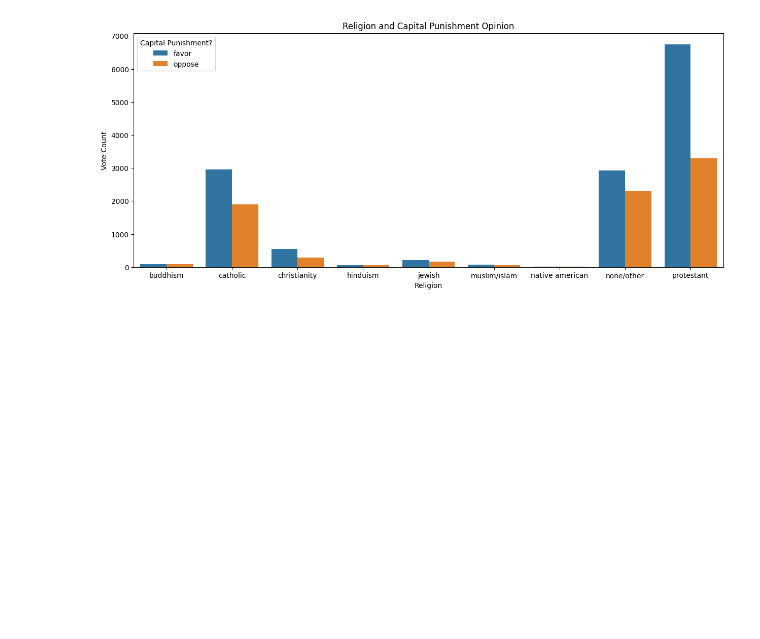
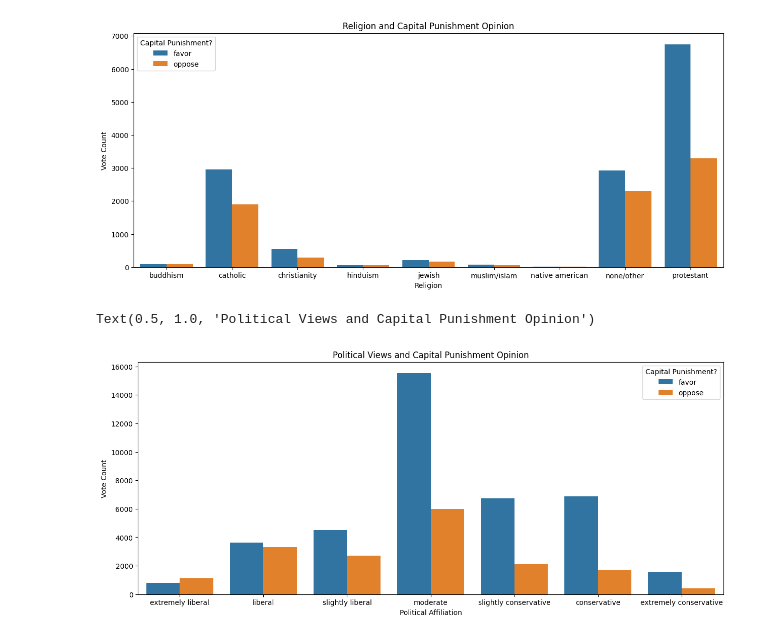
Before and after one commit to abkerper/project_gss, a Jupyter notebook: Copy_of_Final_Compiled_GSS_Report.ipynb, the cells around one changed output. Cells and saved outputs as stored; diff of their text form; code cells hidden in the pictures; blank space fills up the shorter version.

```diff
--- a/Copy_of_Final_Compiled_GSS_Report.ipynb
+++ b/Copy_of_Final_Compiled_GSS_Report.ipynb
@@ -92,3 +94,20 @@ plt.title('Religion and Capital Punishment Opinion')
 # %% [output]
 Text(0.5, 1.0, 'Religion and Capital Punishment Opinion')
 [figure]
+# %%
+data_from_groupby = {'polviews': ['extremely liberal', 'extremely liberal', 'liberal', 'liberal', 'slightly liberal', 'slightly liberal',
+                 'moderate', 'moderate', 'slightly conservative', 'slightly conservative',
+                 'conservative', 'conservative', 'extremely conservative', 'extremely conservative'],
+    'Capital Punishment?': ['favor', 'oppose', 'favor', 'oppose', 'favor', 'oppose', 'favor', 'oppose', 'favor', 'oppose', 'favor', 'oppose', 'favor', 'oppose'],
+    'count': [811, 1110, 3625, 3297, 4515, 2722, 15538, 6005, 6720, 2104, 6865, 1707, 1560, 416]
+}
+df = pd.DataFrame(data_from_groupby)
+
+plt.figure(figsize=(15, 6))
+sns.barplot(x='polviews', y='count', hue='Capital Punishment?', data=df)
+plt.xlabel('Political Affiliation')
+plt.ylabel('Vote Count')
+plt.title('Political Views and Capital Punishment Opinion')
+# %% [output]
+Text(0.5, 1.0, 'Political Views and Capital Punishment Opinion')
+[figure, added]
```
Also changed, not shown: parts of 1 cell of this notebook.
